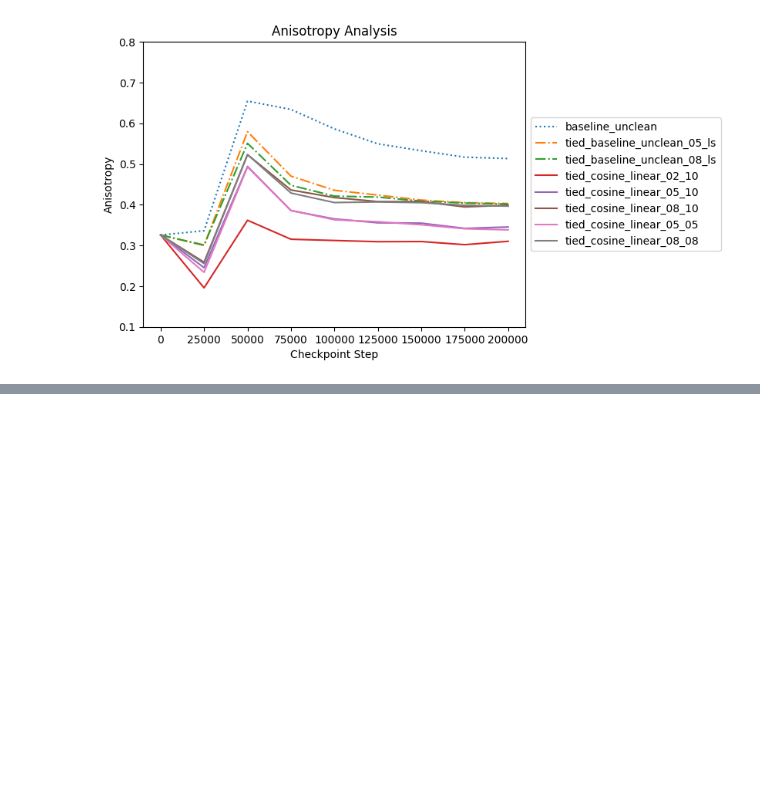
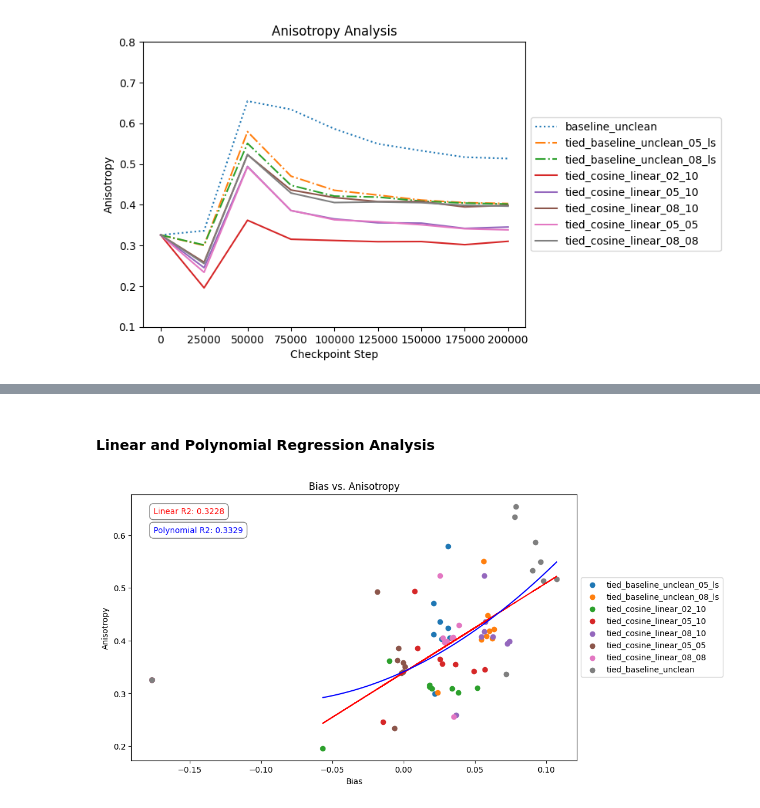
Before and after one commit to rdiehlmartinez/syntactic-smoothing, a Jupyter notebook: notebooks/analysis_anisotropy.ipynb, the cells around one changed output, grey strips where cells are left out. Cells and saved outputs as stored; diff of their text form; code cells hidden in the pictures; blank space fills up the shorter version.

Commit message:
correlation analysis updated with figures and linear regression analysis

```diff
--- a/notebooks/analysis_anisotropy.ipynb
+++ b/notebooks/analysis_anisotropy.ipynb
@@ -391,6 +391,8 @@ line_styles = {
     'tied_cosine_linear_08_08': '-',
 }
 
+average_model_anisotropies = dict()
+
 # Loop over each specific model for individual plots
 for model_name, model_anisotropy in anisotropy_plotting.items():
 
@@ -401,6 +403,7 @@ for model_name, model_anisotropy in anisotropy_plotting.items():
 
     average_anisotropy /= num_layers
 
+    average_model_anisotropies[model_name] = average_anisotropy
 
     # Plot the specific model being compared
     plt.plot(checkpoint_steps, average_anisotropy, label=f"{model_name}",linestyle=line_styles[model_name])
@@ -416,0 +424,76 @@ plt.show()
+# %%
+# change name of baseline_unclean to tied_baseline_unclean
+average_model_anisotropies['tied_baseline_unclean'] = average_model_anisotropies.pop('baseline_unclean')
+# %%
+# load in the bias_results.csv
+import pandas as pd
+
+bias_results = pd.read_csv("bias_results.csv")
+model_biases = {
+    model_name: bias_results[f'{model_name} - eval/blimp_bias_total_increase'].tolist() for model_name in average_model_anisotropies.keys()
+}
+# %% [markdown]
+#### Linear and Polynomial Regression Analysis
+# %%
+# plot the correlation between the bias and the anisotropy
+plt.figure(figsize=(10, 6))
+
+X_biases =  []
+Y_anisotropy = []
+
+for model_name in model_biases.keys():
+
+    plt.scatter(model_biases[model_name], average_model_anisotropies[model_name], label=model_name)
+    X_biases.extend(model_biases[model_name][1:])
+    Y_anisotropy.extend(average_model_anisotropies[model_name][1:])
+
+# compute the R2 value of X_biases and Y_anisotropy - show as red line on plot
+
+from sklearn.linear_model import LinearRegression
+from sklearn.preprocessing import PolynomialFeatures
+from sklearn.metrics import r2_score
+from sklearn.pipeline import make_pipeline
+
+
+X_biases = np.array(X_biases).reshape(-1, 1)
+Y_anisotropy = np.array(Y_anisotropy).reshape(-1, 1)
+
+
+# LINEAR REGRESSION
+reg = LinearRegression().fit(X_biases, Y_anisotropy)
+linear_r2 = r2_score(Y_anisotropy, reg.predict(X_biases))
+plt.plot(X_biases, reg.predict(X_biases), color='red',)
+
+# POLYNOMIAL Regression
+poly_model = make_pipeline(PolynomialFeatures(2), LinearRegression())
+poly_model.fit(X_biases, Y_anisotropy)
+poly_r2 = r2_score(Y_anisotropy, poly_model.predict(X_biases))
+
+X_grid = np.linspace(X_biases.min(), X_biases.max(), 500).reshape(-1, 1)
+Y_pred = poly_model.predict(X_grid)
+
+# Plot polynomial regression line
+plt.plot(X_grid, Y_pred, color='blue',)
+
+
+linear_r2_label = f"Linear R2: {linear_r2:.4f}"  # Replace `r2_score` with the actual R2 score value
+plt.text(0.05, 0.95, linear_r2_label, transform=plt.gca().transAxes, ha='left', va='top', color='red',
+         bbox=dict(facecolor='white', alpha=0.5, edgecolor='black', boxstyle='round,pad=0.5'), fontsize=10)
+poly_r2_label = f"Polynomial R2: {poly_r2:.4f}"  # Replace `r2_score` with the actual R2 score value
+plt.text(0.05, 0.88, poly_r2_label, transform=plt.gca().transAxes, ha='left', va='top', color='blue',
+         bbox=dict(facecolor='white', alpha=0.5, edgecolor='black', boxstyle='round,pad=0.5'), fontsize=10)
+
+plt.text(0.05, 0.88, poly_r2_label, transform=plt.gca().transAxes, ha='left', va='top', color='black',
+         bbox=dict(facecolor='white', alpha=0.5, edgecolor='black', boxstyle='round,pad=0.5'), fontsize=10)
+plt.text(0.05, 0.88, poly_r2_label, transform=plt.gca().transAxes, ha='left', va='top', color='black',
+         bbox=dict(facecolor='white', alpha=0.5, edgecolor='black', boxstyle='round,pad=0.5'), fontsize=10)
+
+
+# Adding labels and title
+plt.xlabel('Bias')
+plt.ylabel('Anisotropy')
+plt.title('Bias vs. Anisotropy')
+plt.legend(loc='center left', bbox_to_anchor=(1, 0.5))
+plt.show()
+# %% [output]
+[figure, added]
```
Also changed, not shown: parts of 4 cells of this notebook.
